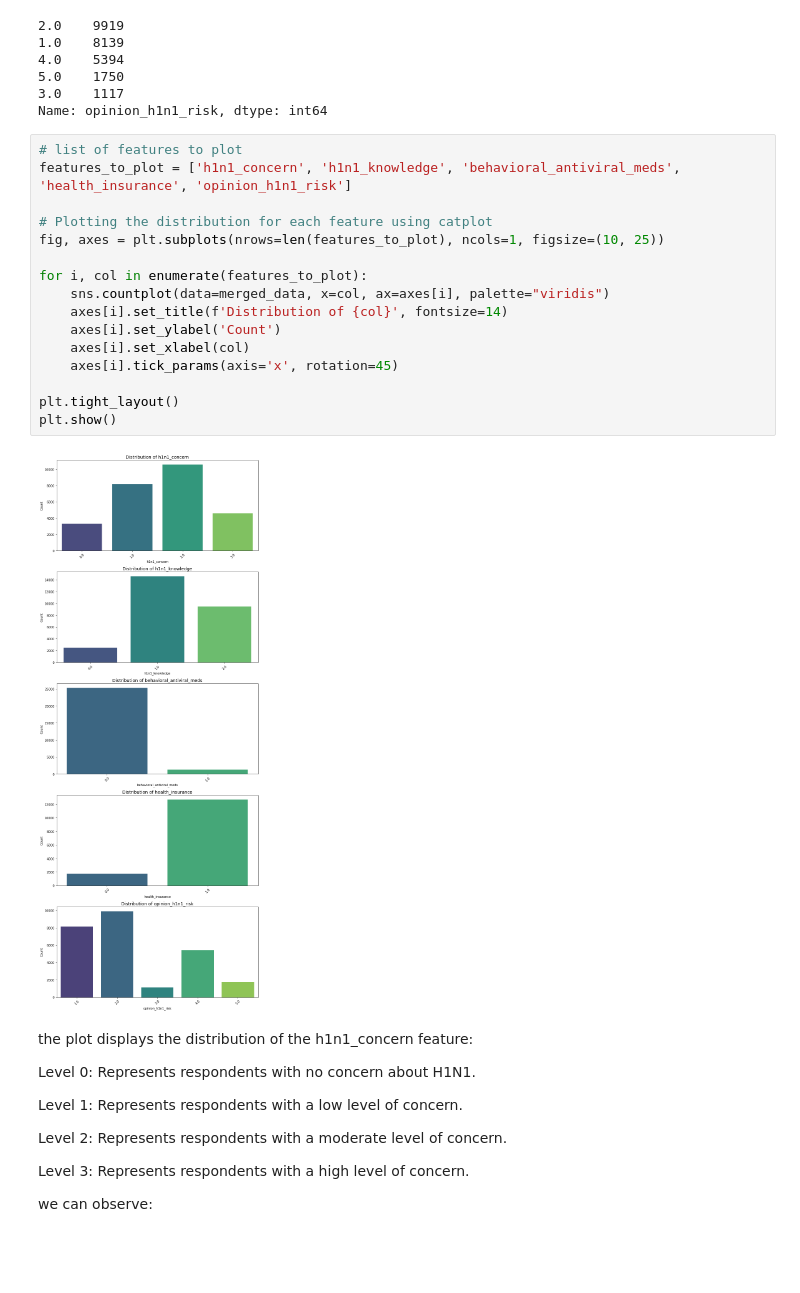
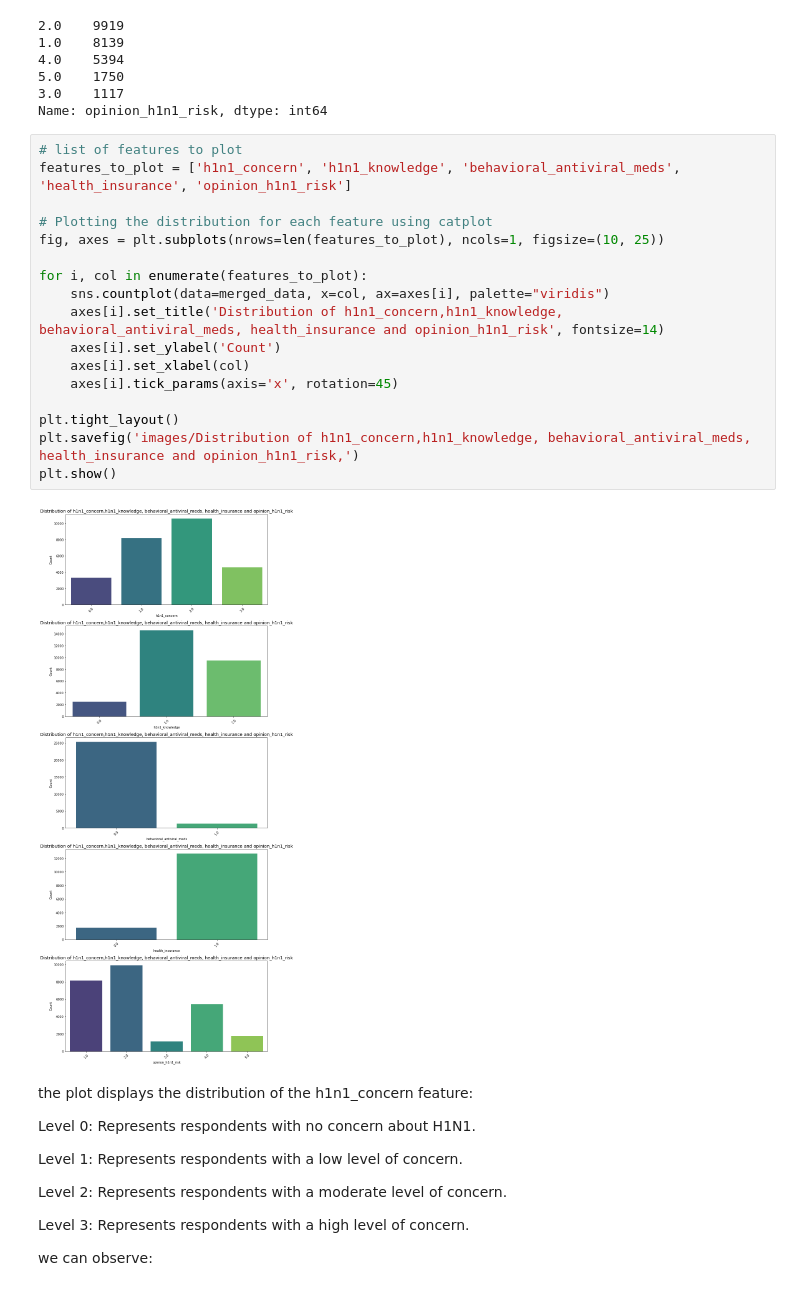
Before and after one commit to Iswana-O/Flu-Shot-Learning-Predict-H1N1-and-Seasonal-Flu-Vaccines, a Jupyter notebook: student.ipynb, the cells around one changed output. Cells and saved outputs as stored; diff of their text form; blank space fills up the shorter version.

```diff
--- a/student.ipynb
+++ b/student.ipynb
@@ -216,21 +216,22 @@ Name: opinion_h1n1_risk, dtype: int64
 # %%
 # list of features to plot
 features_to_plot = ['h1n1_concern', 'h1n1_knowledge', 'behavioral_antiviral_meds', 'health_insurance', 'opinion_h1n1_risk']
 
 # Plotting the distribution for each feature using catplot
 fig, axes = plt.subplots(nrows=len(features_to_plot), ncols=1, figsize=(10, 25))
 
 for i, col in enumerate(features_to_plot):
     sns.countplot(data=merged_data, x=col, ax=axes[i], palette="viridis")
-    axes[i].set_title(f'Distribution of {col}', fontsize=14)
+    axes[i].set_title('Distribution of h1n1_concern,h1n1_knowledge, behavioral_antiviral_meds, health_insurance and opinion_h1n1_risk', fontsize=14)
     axes[i].set_ylabel('Count')
     axes[i].set_xlabel(col)
     axes[i].tick_params(axis='x', rotation=45)
 
 plt.tight_layout()
+plt.savefig('images/Distribution of h1n1_concern,h1n1_knowledge, behavioral_antiviral_meds, health_insurance and opinion_h1n1_risk,')
 plt.show()
 # %% [output]
-[figure, old version]
+[figure, new version]
 # %% [markdown]
 the plot displays the distribution of the h1n1_concern feature:
 
```
Also changed, not shown: parts of 7 cells of this notebook.
